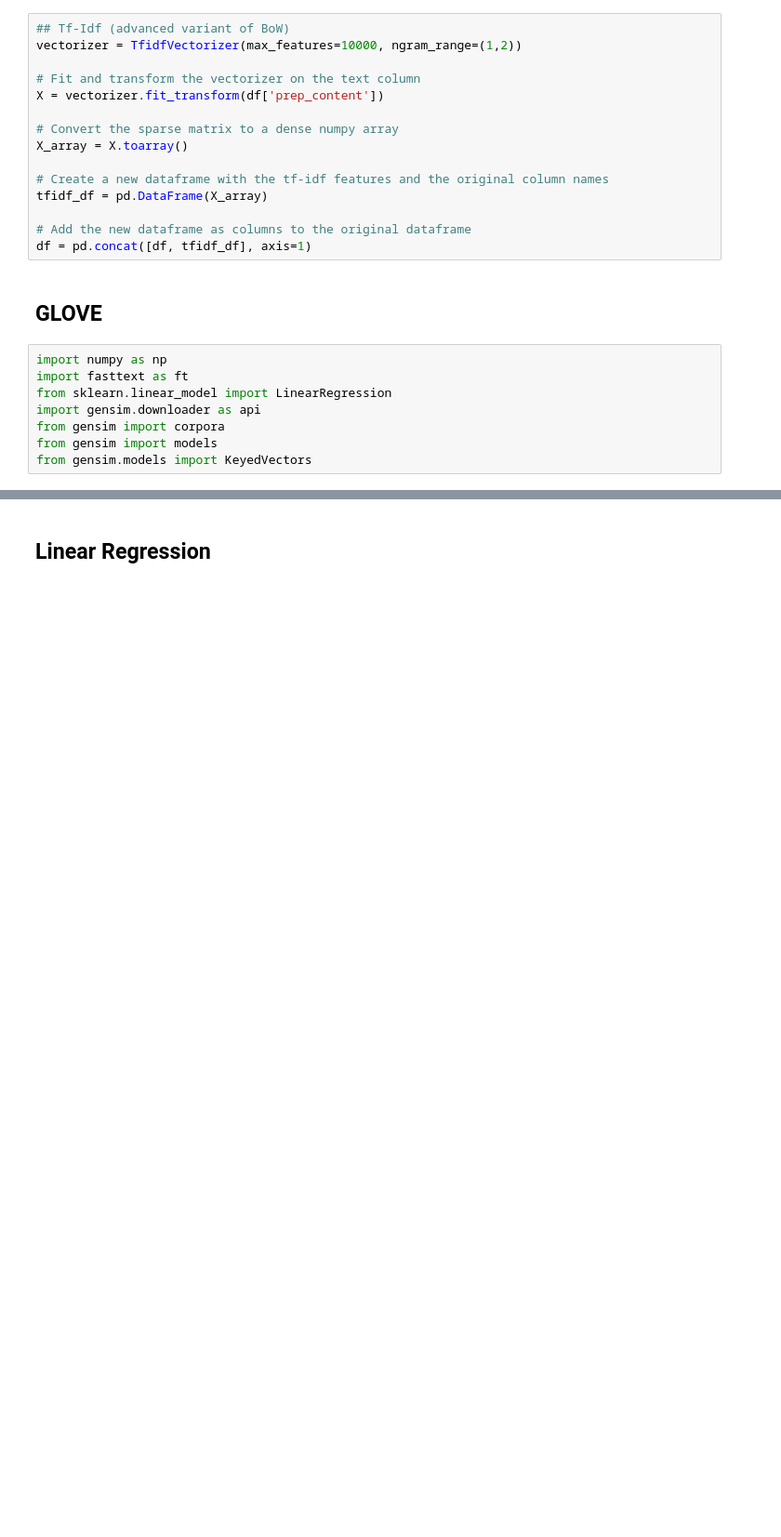
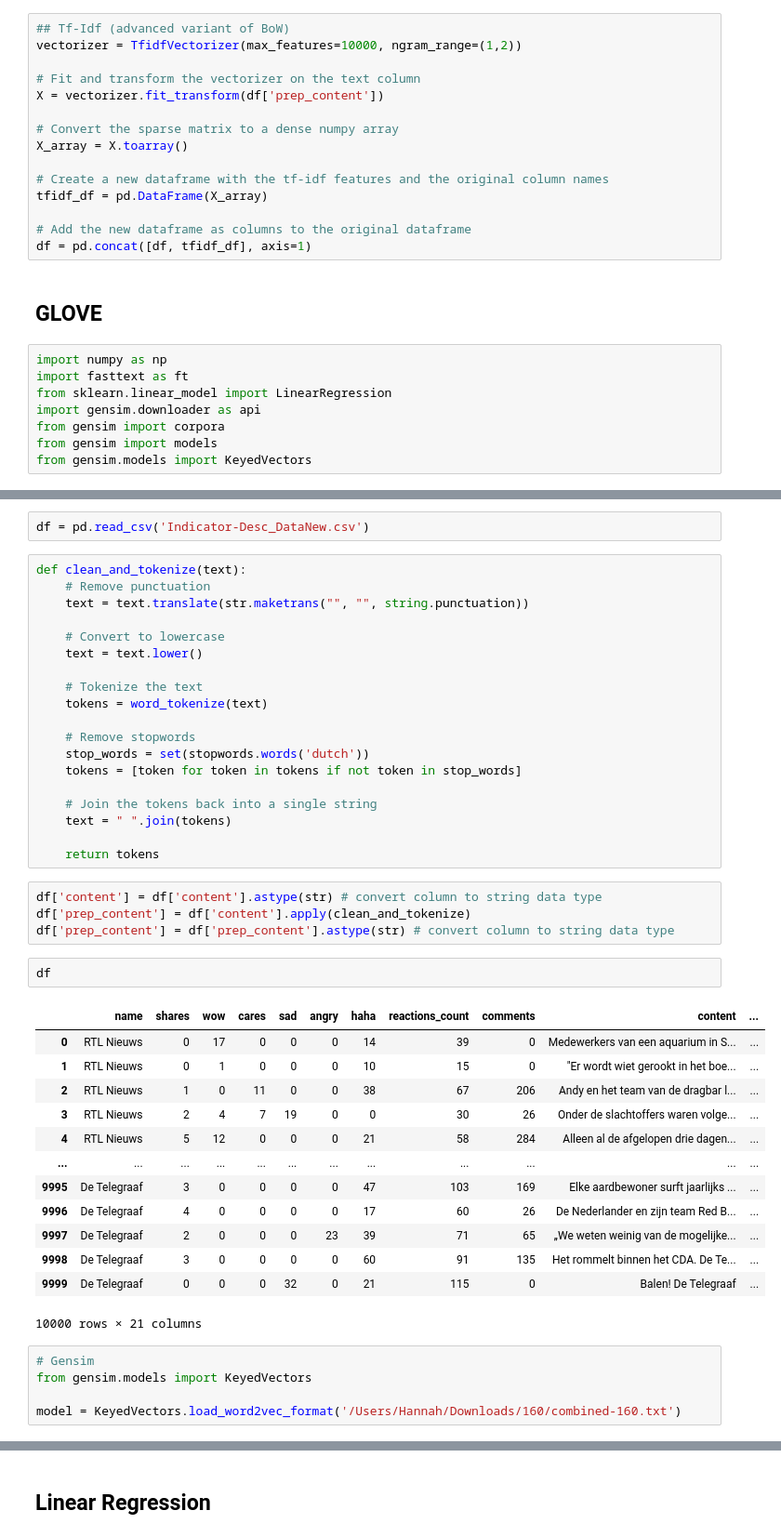
Before and after one commit to hannahvangoor/Dutch-Controversy-Detection, a Jupyter notebook: Pipeline_LR.ipynb, the cells around one changed output, grey strips where cells are left out. Shown at 93% size. Cells and saved outputs as stored; diff of their text form; blank space fills up the shorter version.

```diff
--- a/Pipeline_LR.ipynb
+++ b/Pipeline_LR.ipynb
@@ -141,0 +149,46 @@ def get_text_embeddings(texts, glove_model):
+# %%
+df = pd.read_csv('Indicator-Desc_DataNew.csv')
+# %%
+def clean_and_tokenize(text):
+    # Remove punctuation
+    text = text.translate(str.maketrans("", "", string.punctuation))
+
+    # Convert to lowercase
+    text = text.lower()
+
+    # Tokenize the text
+    tokens = word_tokenize(text)
+
+    # Remove stopwords
+    stop_words = set(stopwords.words('dutch'))
+    tokens = [token for token in tokens if not token in stop_words]
+
+    # Join the tokens back into a single string
+    text = " ".join(tokens)
+
+    return tokens
+# %%
+df['content'] = df['content'].astype(str) # convert column to string data type
+df['prep_content'] = df['content'].apply(clean_and_tokenize)
+df['prep_content'] = df['prep_content'].astype(str) # convert column to string data type
+# %%
+df
+# %% [output]
+|  | name | shares | wow | cares | sad | angry | haha | reactions_count | comments | content | ... |
+| 0 | RTL Nieuws | 0 | 17 | 0 | 0 | 0 | 14 | 39 | 0 | Medewerkers van een aquarium in S... | ... |
+| 1 | RTL Nieuws | 0 | 1 | 0 | 0 | 0 | 10 | 15 | 0 | "Er wordt wiet gerookt in het boe... | ... |
+| 2 | RTL Nieuws | 1 | 0 | 11 | 0 | 0 | 38 | 67 | 206 | Andy en het team van de dragbar l... | ... |
+| 3 | RTL Nieuws | 2 | 4 | 7 | 19 | 0 | 0 | 30 | 26 | Onder de slachtoffers waren volge... | ... |
+| 4 | RTL Nieuws | 5 | 12 | 0 | 0 | 0 | 21 | 58 | 284 | Alleen al de afgelopen drie dagen... | ... |
+| ... | ... | ... | ... | ... | ... | ... | ... | ... | ... | ... | ... |
+| 9995 | De Telegraaf | 3 | 0 | 0 | 0 | 0 | 47 | 103 | 169 | Elke aardbewoner surft jaarlijks ... | ... |
+| 9996 | De Telegraaf | 4 | 0 | 0 | 0 | 0 | 17 | 60 | 26 | De Nederlander en zijn team Red B... | ... |
+| 9997 | De Telegraaf | 2 | 0 | 0 | 0 | 23 | 39 | 71 | 65 | „We weten weinig van de mogelijke... | ... |
+| 9998 | De Telegraaf | 3 | 0 | 0 | 0 | 0 | 60 | 91 | 135 | Het rommelt binnen het CDA. De Te... | ... |
+| 9999 | De Telegraaf | 0 | 0 | 0 | 32 | 0 | 21 | 115 | 0 | Balen! De Telegraaf | ... |
+10000 rows × 21 columns
+# %%
+# Gensim
+from gensim.models import KeyedVectors
+
+model = KeyedVectors.load_word2vec_format('/Users/Hannah/Downloads/160/combined-160.txt')
```
Also changed, not shown: parts of 20 cells of this notebook, 4 other files.
